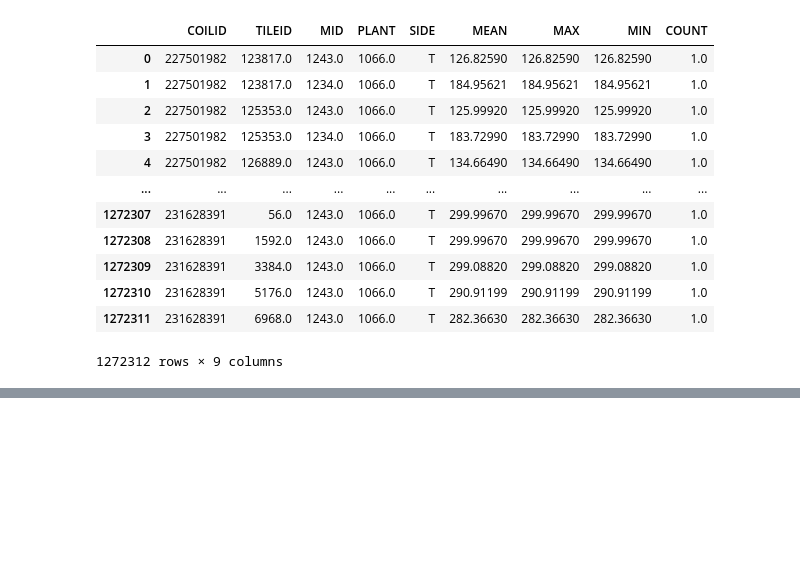
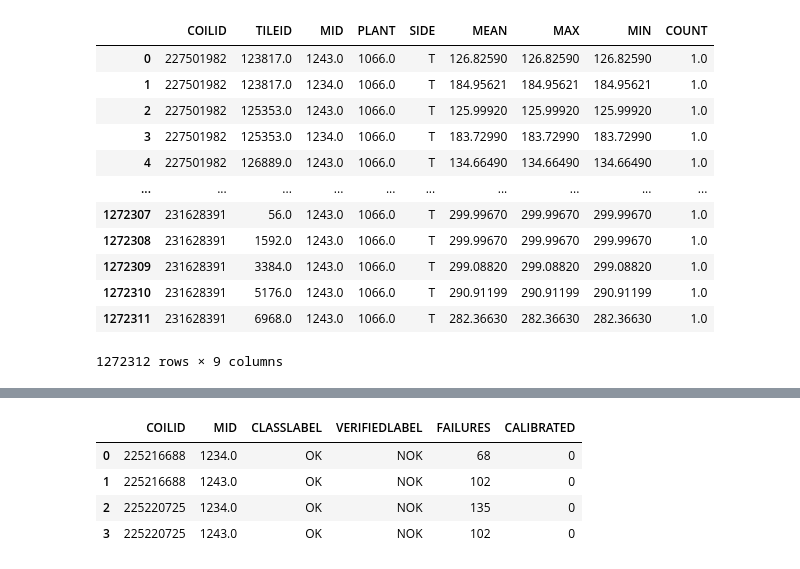
Before and after one commit to ifh1001/TFM, a Jupyter notebook: src/CargaDatos.ipynb, the cells around one changed output, grey strips where cells are left out. Drawn from its saved outputs; the diff is of its cells as text; code cells hidden in the pictures; blank space fills up the shorter version.

```diff
--- a/src/CargaDatos.ipynb
+++ b/src/CargaDatos.ipynb
@@ -446,0 +332,10 @@ aDF2
+# %%
+# Se analzan los datos 2D y se muestran los 4 primeros resultados
+aDF2 = analizador(dosD, clasif)
+aDF2.head(4)
+# %% [output]
+|  | COILID | MID | CLASSLABEL | VERIFIEDLABEL | FAILURES | CALIBRATED |
+| 0 | 225216688 | 1234.0 | OK | NOK | 68 | 0 |
+| 1 | 225216688 | 1243.0 | OK | NOK | 102 | 0 |
+| 2 | 225220725 | 1234.0 | OK | NOK | 135 | 0 |
+| 3 | 225220725 | 1243.0 | OK | NOK | 102 | 0 |
```
Also changed, not shown: parts of 8 cells of this notebook, 4 other files.
